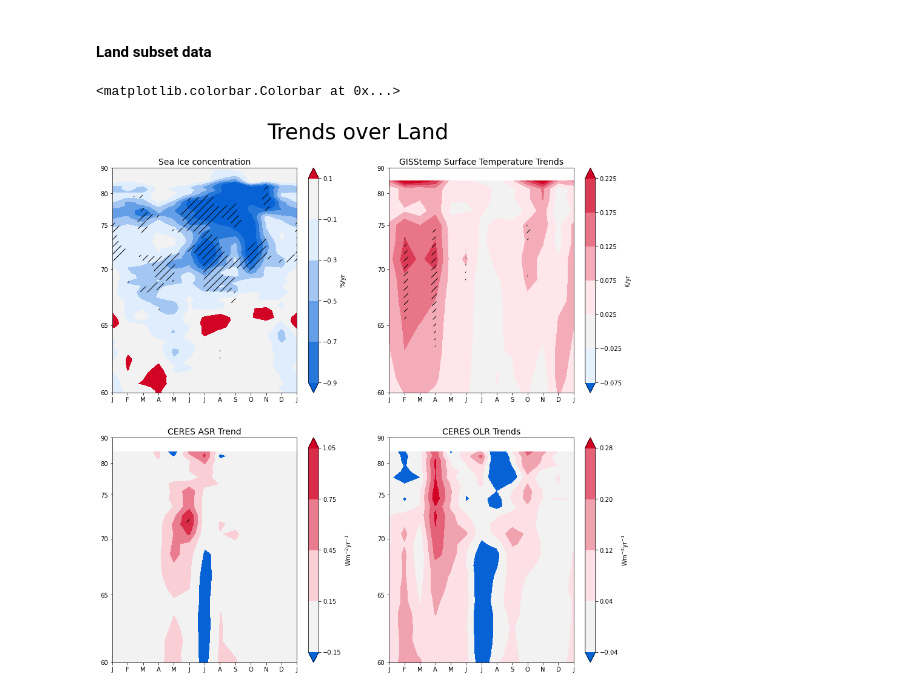
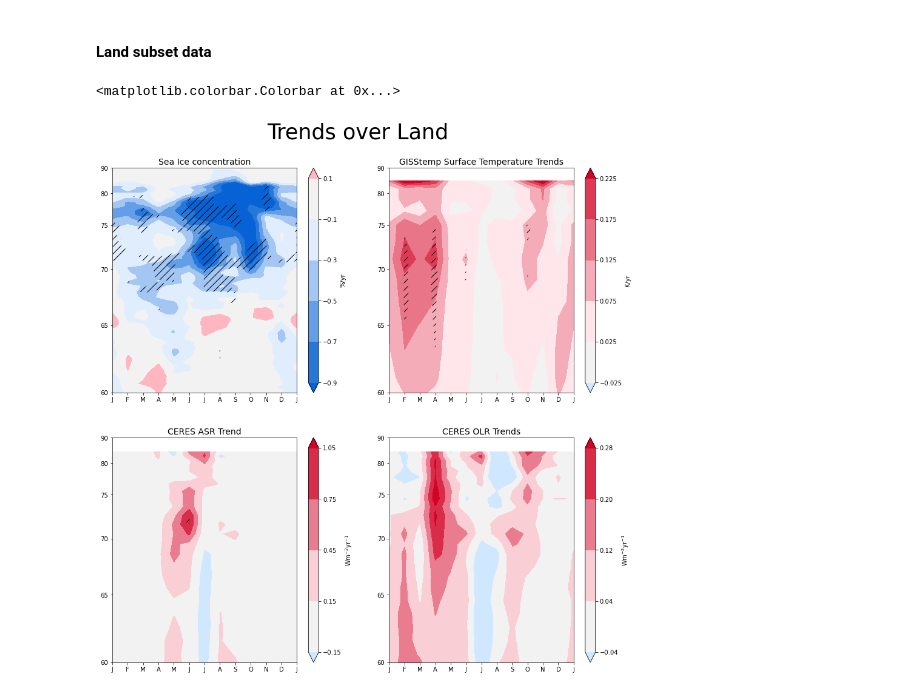
Before and after one commit to jshaw35/spectral_ice, a Jupyter notebook: figure1/figure1abc.ipynb, the cells around one changed output. Cells and saved outputs as stored; diff of their text form; code cells hidden in the pictures.

```diff
--- a/figure1/figure1abc.ipynb
+++ b/figure1/figure1abc.ipynb
@@ -49,7 +50,7 @@ gisstemp_path = '/glade/work/jenkay/obs/GISTEMP/'
 # %%
 giss1 = xr.open_dataset('%s/%s' % (gisstemp_path,'air.2x2.1200.mon.anom.comb.nc')) # longer time period here
 # %%
-giss_tsel = giss1.sel(time=slice('2000-03','2021-03'))['air']
+giss_tsel = giss1.sel(time=slice('2001-01','2020-12'))['air']
 # %%
 giss1.close()
 # %% [markdown]
@@ -533,36 +723,53 @@ for _ax in axes:
     _ax.set_xticklabels(xtick_labels)
 
 lat_weighted0 = np.sin(np.pi/180*g10010_trends['lat'])
+cmap0 = copy.copy(palette)
 im0 = axes[0].contourf(g10010_trends_wrapped['month'],lat_weighted0,g10010_trends_wrapped.transpose('lat','month'),
-                       cmap=palette,norm=mpl.colors.TwoSlopeNorm(vmin=-0.9, vcenter=0., vmax=0.9),levels=np.arange(-0.9,0.11,0.2),extend='both')
+                       cmap=cmap0,extend='both',levels=np.arange(-0.9,0.11,0.2),vmin=-0.9,vmax=0.9)
+im0.cmap.set_over('lightpink')
+# im0 = axes[0].contourf(g10010_trends_wrapped['month'],lat_weighted0,g10010_trends_wrapped.transpose('lat','month'),
+#                        cmap=palette,norm=mpl.colors.TwoSlopeNorm(vmin=-0.9, vcenter=0., vmax=0.9),levels=np.arange(-0.9,0.11,0.2),extend='both')
 stip = axes[0].contourf(g10010_statsig_wrapped['month'],lat_weighted0,g10010_statsig_wrapped.transpose('lat','month'), colors='none',levels=[0,99,100],
                         hatches=[None,'//'],extend='neither')
 axes[0].set_title('Sea Ice concentration',fontsize=14)
 plt.colorbar(im0,ax=axes[0],label='%/yr')
 
 lat_weighted1 = np.sin(np.pi/180*gisstemp_landsubset_trends['lat'])
+cmap1 = copy.copy(palette)
 im1 = axes[1].contourf(gisstemp_landsubset_trends_wrapped['month'],lat_weighted1,gisstemp_landsubset_trends_wrapped.transpose('lat','month'),
-                       cmap=palette,norm=mpl.colors.TwoSlopeNorm(vmin=-0.25, vcenter=0., vmax=0.25),levels=np.arange(-0.075,0.2251,0.05),extend='both')
+                       cmap=cmap1,extend='both',levels=np.arange(-0.025,0.2251,0.05),vmin=-0.25,vmax=0.25)
+im1.cmap.set_under((0.81,0.91,1.00))
+# im1.cmap.set_under([0,0.67,1])
+# im1 = axes[1].contourf(gisstemp_landsubset_trends_wrapped['month'],lat_weighted1,gisstemp_landsubset_trends_wrapped.transpose('lat','month'),
+#                        cmap=palette,norm=mpl.colors.TwoSlopeNorm(vmin=-0.25, vcenter=0., vmax=0.25),levels=np.arange(-0.075,0.2251,0.05),extend='both')
 stip = axes[1].contourf(gisstemp_landsubset_statsig_wrapped['month'],lat_weighted1,gisstemp_landsubset_statsig_wrapped.transpose('lat','month'), colors='none',levels=[0,99,100],
                         hatches=[None,'//'],extend='neither')
 axes[1].set_title('GISStemp Surface Temperature Trends',fontsize=14)
 plt.colorbar(im1,ax=axes[1],label='K/yr')
 
 lat_weighted2 = np.sin(np.pi/180*asr_landsubset_trends['lat'])
+cmap2 = copy.copy(palette)
 im2 = axes[2].contourf(asr_landsubset_trends_wrapped['month'],lat_weighted2,asr_landsubset_trends_wrapped.transpose('lat','month'),
-                       cmap=palette,norm=mpl.colors.TwoSlopeNorm(vmin=-1.05, vcenter=0., vmax=1.05),levels=np.arange(-0.15,1.06,0.30),extend='both')
+                       cmap=cmap2,extend='both',levels=np.arange(-0.15,1.06,0.30),vmin=-1.05,vmax=1.05)
+im2.cmap.set_under((0.81,0.91,1.00))
+# im2 = axes[2].contourf(asr_landsubset_trends_wrapped['month'],lat_weighted2,asr_landsubset_trends_wrapped.transpose('lat','month'),
+#                        cmap=palette,norm=mpl.colors.TwoSlopeNorm(vmin=-1.05, vcenter=0., vmax=1.05),levels=np.arange(-0.15,1.06,0.30),extend='both')
 stip = axes[2].contourf(asr_landsubset_statsig_wrapped['month'],lat_weighted2,asr_landsubset_statsig_wrapped.transpose('lat','month'), colors='none',levels=[0,99,100],
                         hatches=[None,'//'],extend='neither')
 axes[2].set_title('CERES ASR Trend',fontsize=14)
 plt.colorbar(im2,ax=axes[2],label='Wm$^{-2}$yr$^{-1}$')
 
 lat_weighted3 = np.sin(np.pi/180*olr_landsubset_trends['lat'])
+cmap3 = copy.copy(palette)
 im3 = axes[3].contourf(olr_landsubset_trends_wrapped['month'],lat_weighted3,olr_landsubset_trends_wrapped.transpose('lat','month'),
-                       cmap=palette,norm=mpl.colors.TwoSlopeNorm(vmin=-0.36, vcenter=0., vmax=0.36),levels=np.arange(-0.04,0.36,0.08),extend='both')
+                       cmap=cmap3,extend='both',levels=np.arange(-0.04,0.36,0.08),vmin=-0.28,vmax=0.28)
+im3.cmap.set_under((0.81,0.91,1.00))
+# im3 = axes[3].contourf(olr_landsubset_trends_wrapped['month'],lat_weighted3,olr_landsubset_trends_wrapped.transpose('lat','month'),
+#                        cmap=palette,norm=mpl.colors.TwoSlopeNorm(vmin=-0.36, vcenter=0., vmax=0.36),levels=np.arange(-0.04,0.36,0.08),extend='both')
 stip = axes[3].contourf(olr_landsubset_statsig_wrapped['month'],lat_weighted3,olr_landsubset_statsig_wrapped.transpose('lat','month'), colors='none',levels=[0,99,100],
                         hatches=[None,'//'],extend='neither')
 axes[3].set_title('CERES OLR Trends',fontsize=14)
 plt.colorbar(im3,ax=axes[3],label='Wm$^{-2}$yr$^{-1}$')
 # %% [output]
 <matplotlib.colorbar.Colorbar at 0x...>
-[figure, old version]
+[figure, new version]
```
Also changed, not shown: parts of 27 cells of this notebook, 3 other files.
